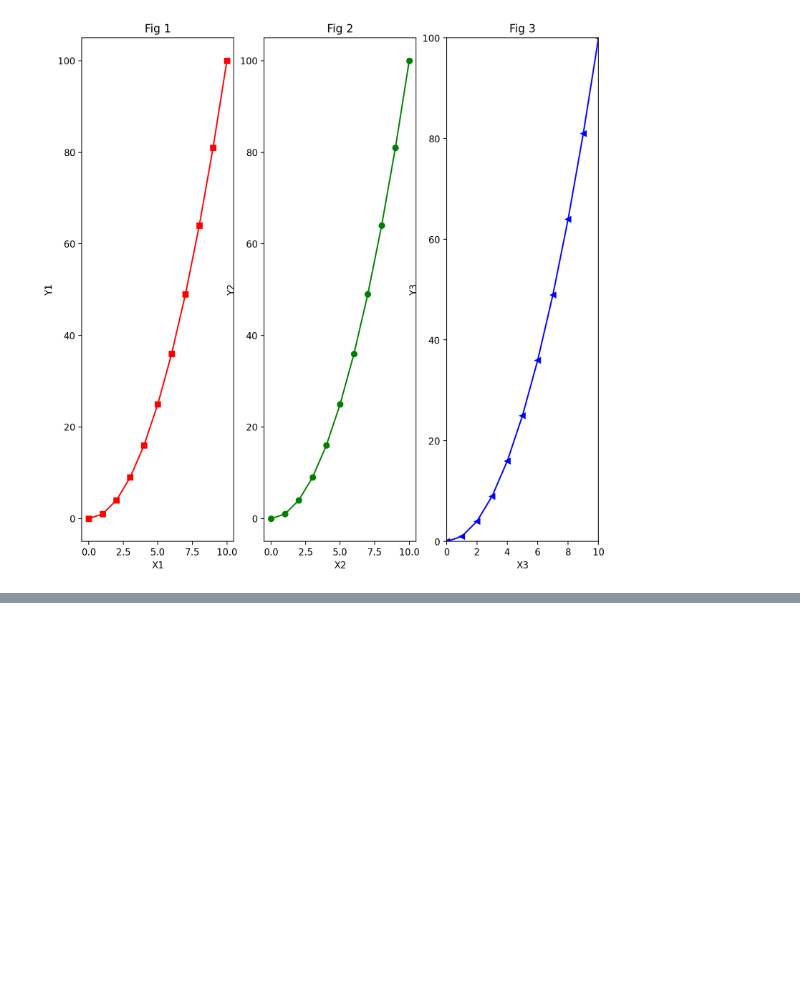
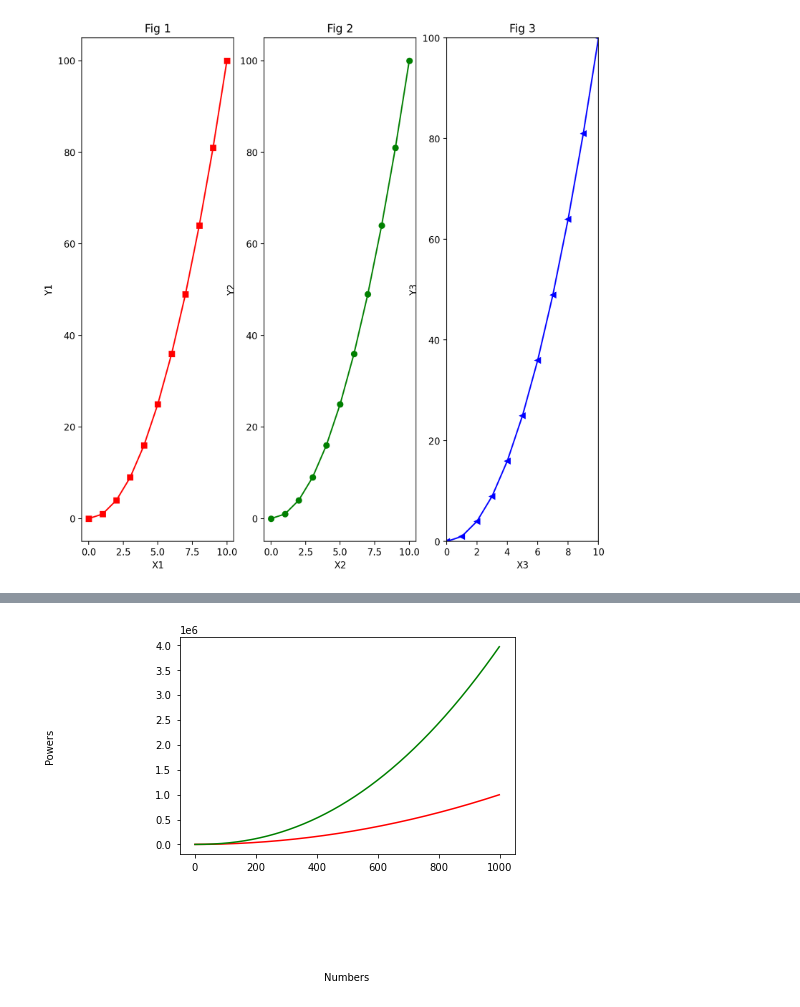
Before and after one commit to rishabhtiwari2048/data-science, a Jupyter notebook: Matplotlib Essentials.ipynb, the cells around one changed output, grey strips where cells are left out. Drawn from its saved outputs; the diff is of its cells as text; code cells hidden in the pictures; blank space fills up the shorter version.

```diff
--- a/Matplotlib Essentials.ipynb
+++ b/Matplotlib Essentials.ipynb
@@ -204,0 +264,15 @@ plt.show()
+# %%
+matplotlib.rcParams['xtick.major.pad'] = 5
+matplotlib.rcParams['ytick.major.pad'] = 5
+
+fig, axes = plt.subplots()
+axes.plot(x,x**2,'r')
+axes.plot(x,x**2.2,'g')
+
+axes.set_xlabel('Numbers')
+axes.set_ylabel('Powers')
+
+axes.xaxis.labelpad = 100
+axes.yaxis.labelpad = 100
+# %% [output]
+[figure, added]
```
Also changed, not shown: parts of 15 cells of this notebook.
